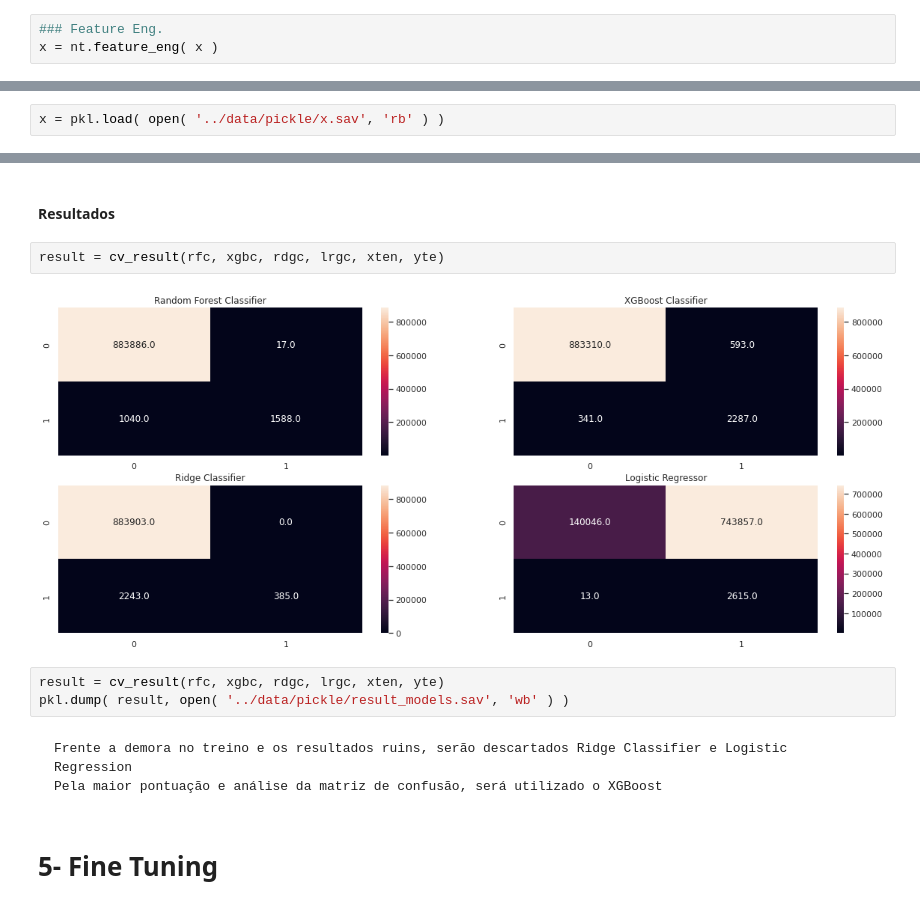
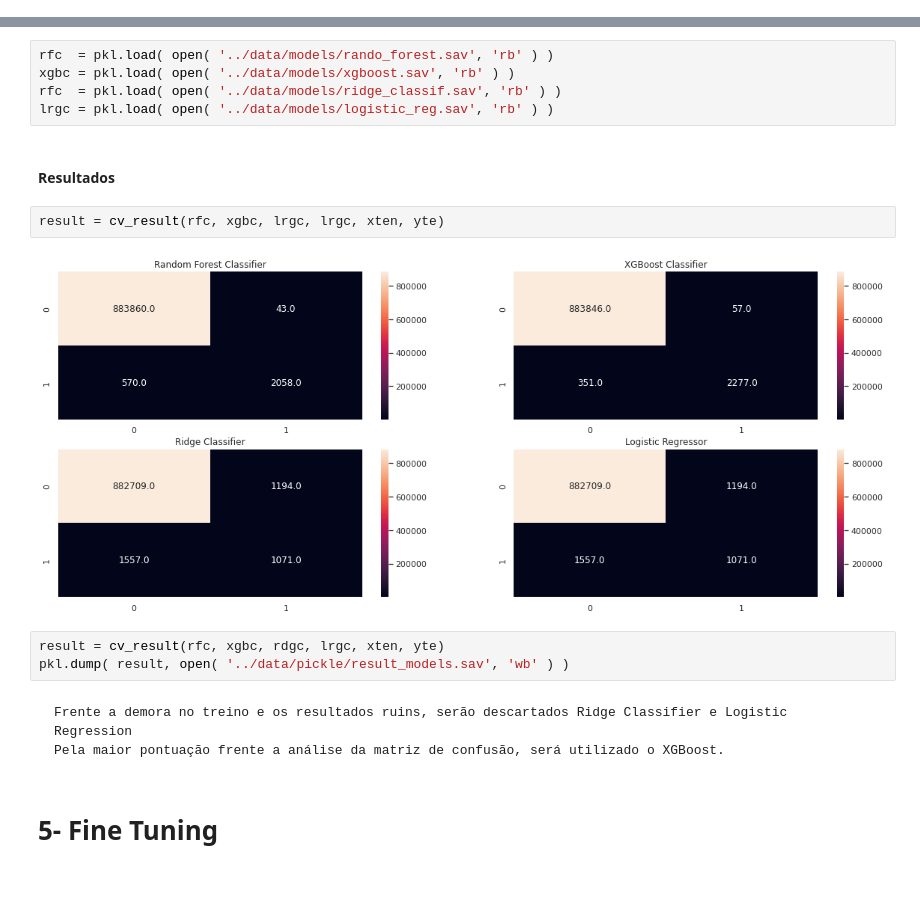
Before and after one commit to rsantosluan/fraud_detect, a Jupyter notebook: Jnotebooks/ML-C2.ipynb, the cells around one changed output, grey strips where cells are left out. Drawn from its saved outputs; the diff is of its cells as text.

```diff
--- a/Jnotebooks/ML-C2.ipynb
+++ b/Jnotebooks/ML-C2.ipynb
@@ -136,14 +137,9 @@ data_raw = pkl.load( open( '../data/pickle/clean_data.sav', 'rb' ) )
 ### Separando DF em variáveis preditoras e variável resposta
 x = data_raw.drop( columns = 'isFraud' )
 y = data_raw.isFraud
-# %%
-### Feature Eng.
-x = nt.feature_eng( x )
 # %%
 pkl.dump( x, open( '../data/pickle/x.sav', 'wb' ) )
 pkl.dump( y, open( '../data/pickle/y.sav', 'wb' ) )
-# %%
-x = pkl.load( open( '../data/pickle/x.sav', 'rb' ) )
 # %% [markdown]
 # 4- Separação dos dados em: Treino validação e teste
 # %%
@@ -206,18 +210,23 @@ pkl.dump( rfc, open( '../data/models/rando_forest.sav', 'wb' ) )
 pkl.dump( xgbc, open( '../data/models/xgboost.sav', 'wb' ) )
 pkl.dump( rfc, open( '../data/models/ridge_classif.sav', 'wb' ) )
 pkl.dump( lrgc, open( '../data/models/logistic_reg.sav', 'wb' ) )
+# %%
+rfc  = pkl.load( open( '../data/models/rando_forest.sav', 'rb' ) )
+xgbc = pkl.load( open( '../data/models/xgboost.sav', 'rb' ) )
+rfc  = pkl.load( open( '../data/models/ridge_classif.sav', 'rb' ) )
+lrgc = pkl.load( open( '../data/models/logistic_reg.sav', 'rb' ) )
 # %% [markdown]
 #### Resultados
 # %%
-result = cv_result(rfc, xgbc, rdgc, lrgc, xten, yte)
+result = cv_result(rfc, xgbc, lrgc, lrgc, xten, yte)
 # %% [output]
-[figure, old version]
+[figure, new version]
 # %%
 result = cv_result(rfc, xgbc, rdgc, lrgc, xten, yte)
 pkl.dump( result, open( '../data/pickle/result_models.sav', 'wb' ) )
 # %% [markdown]
     Frente a demora no treino e os resultados ruins, serão descartados Ridge Classifier e Logistic Regression
-    Pela maior pontuação e análise da matriz de confusão, será utilizado o XGBoost
+    Pela maior pontuação frente a análise da matriz de confusão, será utilizado o XGBoost.
 # %% [markdown]
 # 5- Fine Tuning
 # %%
```
Also changed, not shown: parts of 33 cells of this notebook, 7 other files.
